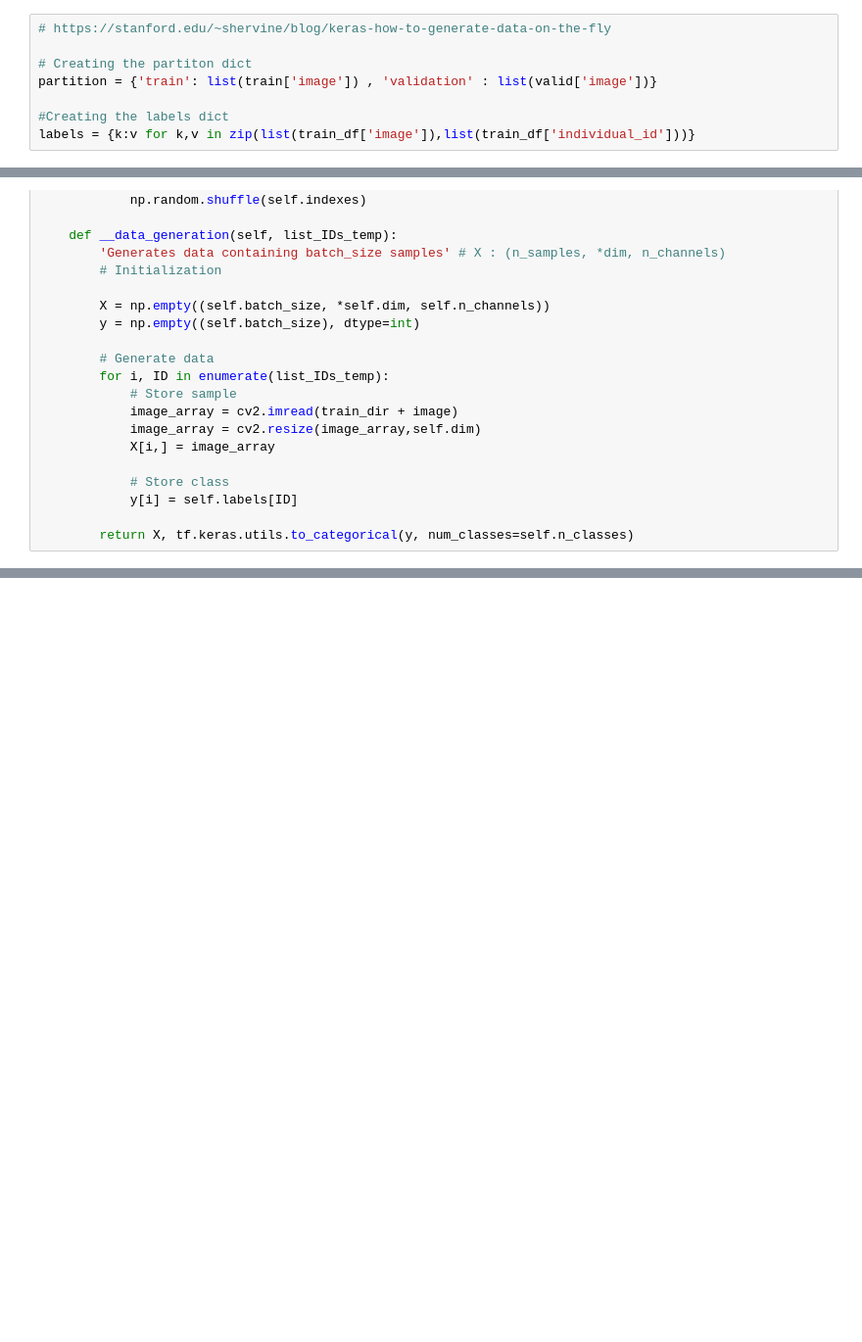
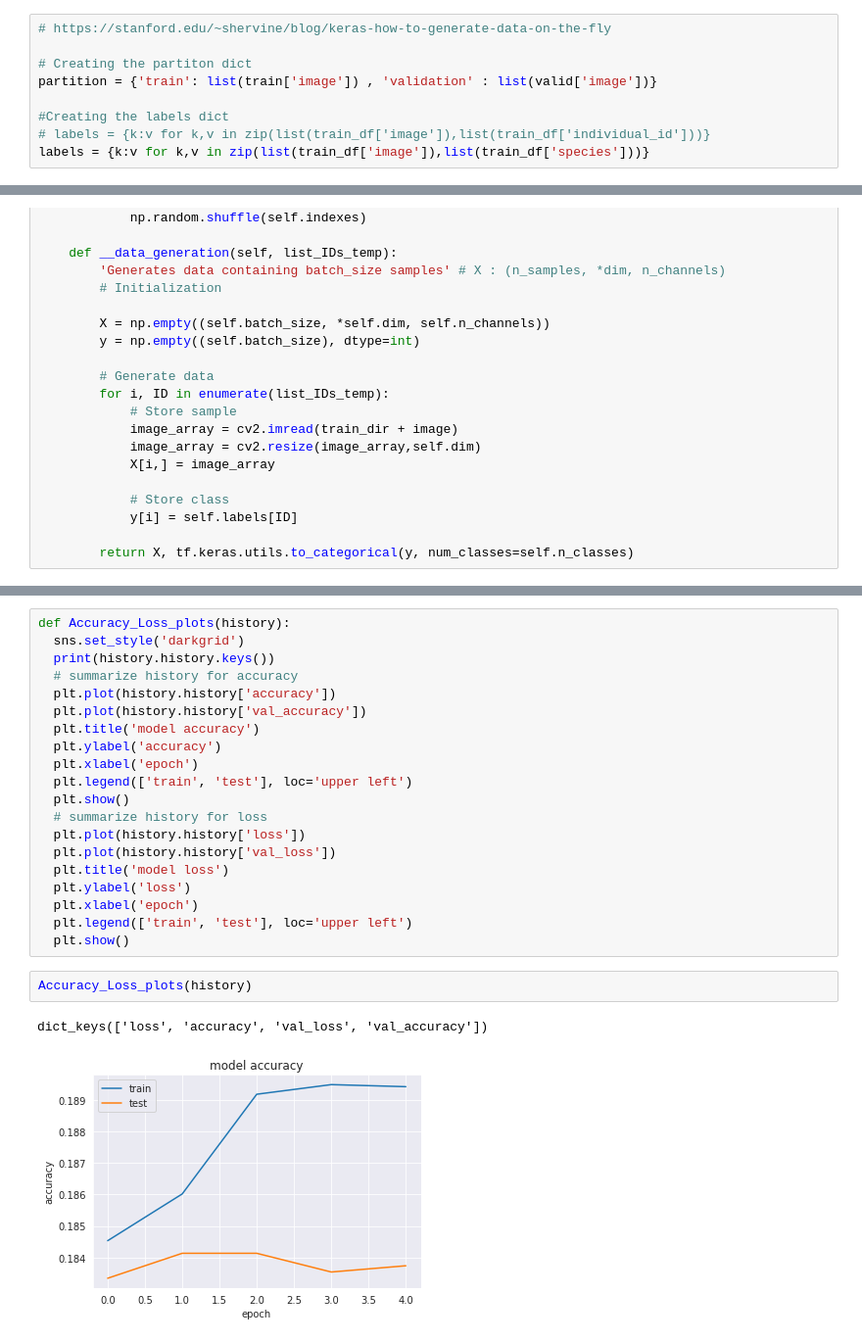
Before and after one commit to anirudh217sharma/Happy_Whale_and_Dolphins, a Jupyter notebook: marine-mammal-classification.ipynb, the cells around one changed output, grey strips where cells are left out. Shown at 98% size. Cells and saved outputs as stored; diff of their text form; blank space fills up the shorter version.

```diff
--- a/marine-mammal-classification.ipynb
+++ b/marine-mammal-classification.ipynb
@@ -210,7 +211,8 @@ The number of validation examples : 5104
 partition = {'train': list(train['image']) , 'validation' : list(valid['image'])}
 
 #Creating the labels dict
-labels = {k:v for k,v in zip(list(train_df['image']),list(train_df['individual_id']))}
+# labels = {k:v for k,v in zip(list(train_df['image']),list(train_df['individual_id']))}
+labels = {k:v for k,v in zip(list(train_df['image']),list(train_df['species']))}
 # %%
 class DataGenerator(Sequence):
     'Generates data for Keras'
@@ -306,0 +334,25 @@ class DataGenerator(Sequence):
+# %%
+def Accuracy_Loss_plots(history):
+  sns.set_style('darkgrid')
+  print(history.history.keys())
+  # summarize history for accuracy
+  plt.plot(history.history['accuracy'])
+  plt.plot(history.history['val_accuracy'])
+  plt.title('model accuracy')
+  plt.ylabel('accuracy')
+  plt.xlabel('epoch')
+  plt.legend(['train', 'test'], loc='upper left')
+  plt.show()
+  # summarize history for loss
+  plt.plot(history.history['loss'])
+  plt.plot(history.history['val_loss'])
+  plt.title('model loss')
+  plt.ylabel('loss')
+  plt.xlabel('epoch')
+  plt.legend(['train', 'test'], loc='upper left')
+  plt.show()
+# %%
+Accuracy_Loss_plots(history)
+# %% [output]
+dict_keys(['loss', 'accuracy', 'val_loss', 'val_accuracy'])
+[figure, added]
```
Also changed, not shown: parts of 3 cells of this notebook.
